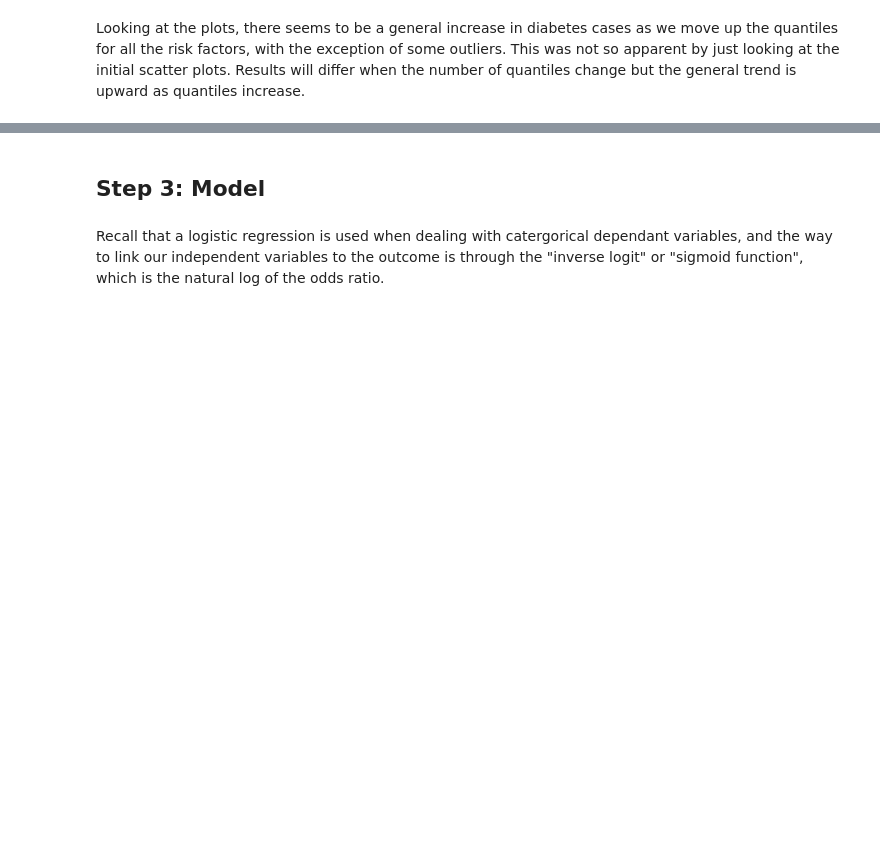
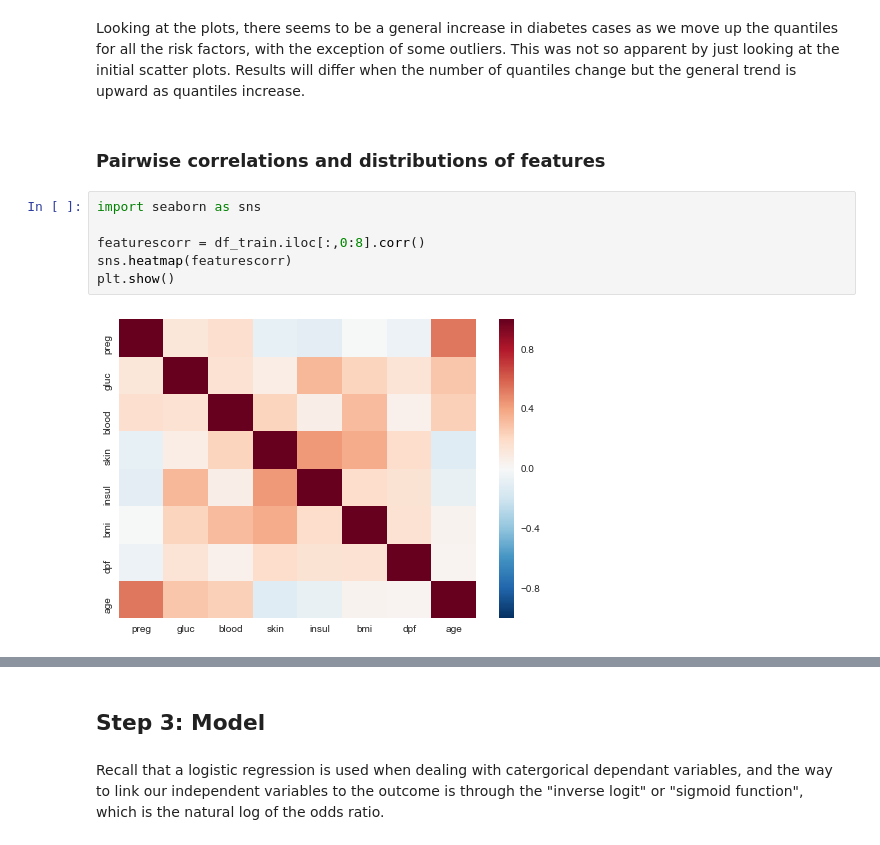
Before and after one commit to jtsw1990/Pima-indian-model, a Jupyter notebook: pima-indian-diabetes.ipynb, the cells around one changed output, grey strips where cells are left out. Drawn from its saved outputs; the diff is of its cells as text; blank space fills up the shorter version.

```diff
--- a/pima-indian-diabetes.ipynb
+++ b/pima-indian-diabetes.ipynb
@@ -203,2 +211,12 @@ for i in factors:
 # %% [markdown]
 Looking at the plots, there seems to be a general increase in diabetes cases as we move up the quantiles for all the risk factors, with the exception of some outliers. This was not so apparent by just looking at the initial scatter plots. Results will differ when the number of quantiles change but the general trend is upward as quantiles increase.
+# %% [markdown]
+### Pairwise correlations and distributions of features
+# %%
+import seaborn as sns
+
+featurescorr = df_train.iloc[:,0:8].corr()
+sns.heatmap(featurescorr)
+plt.show()
+# %% [output]
+[figure, added]
```
Also changed, not shown: parts of 31 cells of this notebook.
